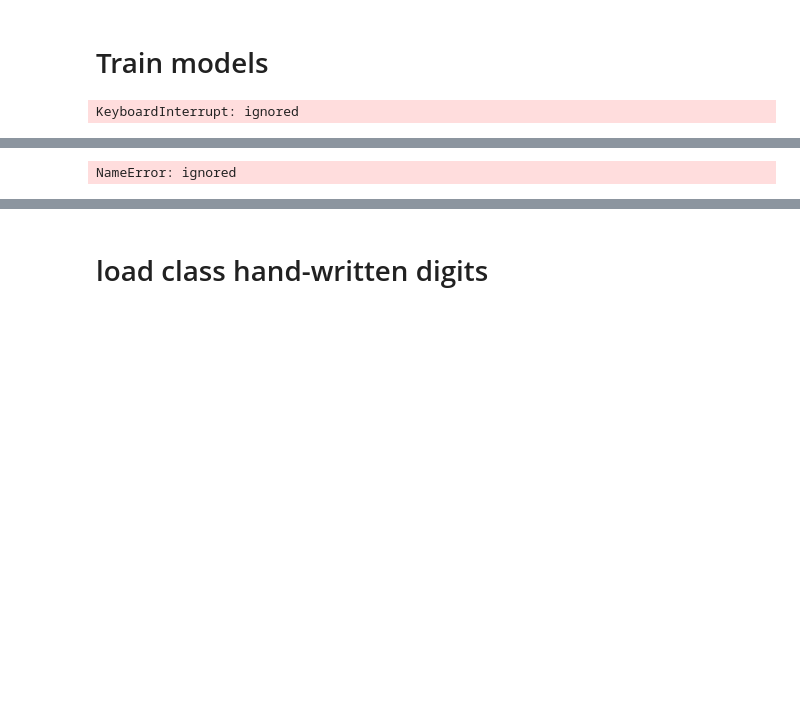
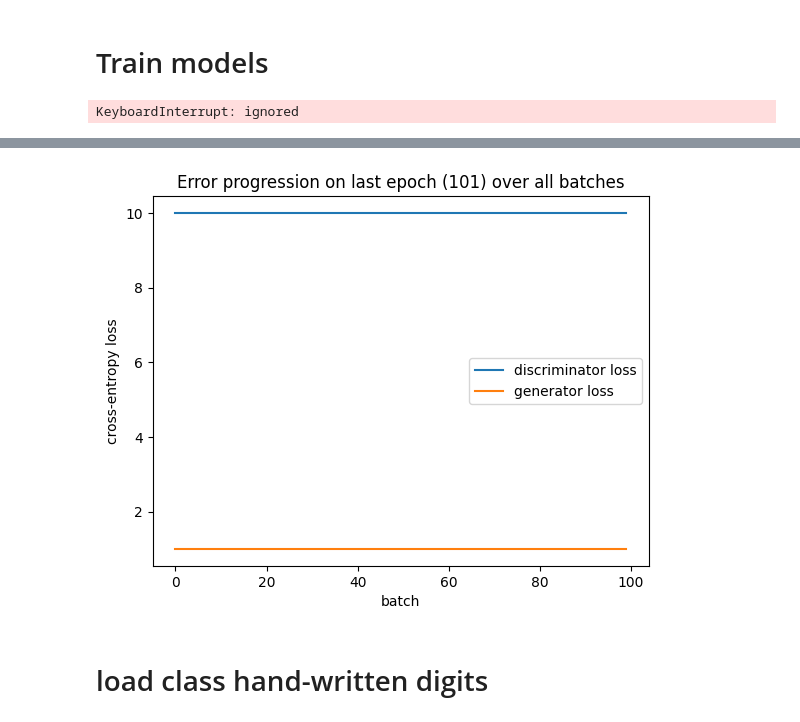
Before and after one commit to asgutierrt/Introduction_to_IA, a Jupyter notebook: convolutional_networks/gan_mnist.ipynb, the cells around one changed output, grey strips where cells are left out. Drawn from its saved outputs; the diff is of its cells as text; code cells hidden in the pictures; blank space fills up the shorter version.

```diff
--- a/convolutional_networks/gan_mnist.ipynb
+++ b/convolutional_networks/gan_mnist.ipynb
@@ -216,8 +213,9 @@ NameError: ignored
 # %%
-plt.plot(disc_loss_l); plt.plot(gen_loss_l)
+plt.plot(disc_loss_l[::10]); plt.plot(gen_loss_l[::10])
 plt.legend(['discriminator loss','generator loss'])
 plt.xlabel('batch'); plt.ylabel('cross-entropy loss')
 plt.title('Error progression on last epoch (101) over all batches')
 plt.savefig('last_epoch_loss.png')
+
+files.download('last_epoch_loss.png')
 # %% [output]
-NameError: ignored
@@ -224,3 +224,4 @@ NameError: ignored
+[figure, added]
 # %% [markdown]
 # load class hand-written digits
 # %%
```
Also changed, not shown: parts of 3 cells of this notebook.
